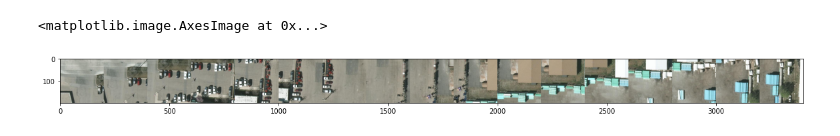
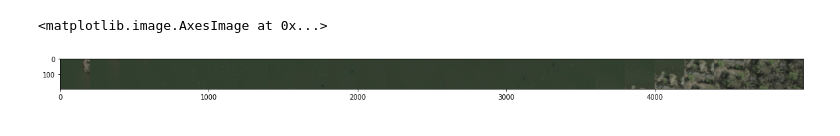
Before and after one commit to alago1/rt-flight, a Jupyter notebook: examples/flight_path.ipynb, the cells around one changed output. Cells and saved outputs as stored; diff of their text form; code cells hidden in the pictures.

Commit message:
improve mocked flight paths rotations

```diff
--- a/examples/flight_path.ipynb
+++ b/examples/flight_path.ipynb
@@ -59,0 +45,41 @@ Clipping input data to the valid range for imshow with RGB data ([0..1] for floa
+# %%
+def center_crop(img, dim):
+    return img[img.shape[0] // 2 - dim[0] // 2:img.shape[0] // 2 + dim[0] // 2,
+               img.shape[1] // 2 - dim[1] // 2:img.shape[1] // 2 + dim[1] // 2]
+# %%
+def build_path(input_img, gcps, sample_dim, with_imgs=True):
+    delta = np.diff(gcps, axis=0)
+    directions = delta / np.linalg.norm(delta, axis=1).reshape(-1, 1)
+    angles = np.arctan2(directions.T[1], directions.T[0]) * 180 / np.pi
+    delta_angles = np.append(np.diff(angles), 0)
+
+    sample_diag = np.floor(np.sqrt(sample_dim[0] ** 2 + sample_dim[1] ** 2)).astype("uint32")
+    path = []
+
+    if with_imgs:
+        path_imgs = []
+
+    for t1, t2, angle, delta_angle in zip(gcps, gcps[1:], angles, delta_angles):
+        steps = np.linalg.norm(t2 - t1) / 90  # segment_length / pixels_per_shot
+        line = np.linspace(t1, t2, steps.astype('uint32'), dtype="uint32")
+        path.extend([np.array([x, y, angle]) for (x, y) in line])
+
+        if not with_imgs:
+            continue
+
+        # create image samples with appropriate rotation
+        sample = crop_around(input_img, line, (sample_diag, sample_diag))
+        rotated_sample = [center_crop(rotate(s, -angle, reshape=False), sample_dim) for s in sample]
+        path_imgs.extend(rotated_sample)
+
+        if delta_angle == 0:
+            continue
+
+        # end of segment, mock changing direction in place
+        interpolated_angles = np.linspace(angle, angle + delta_angle, 3)
+        path.extend([np.array([line[-1][0], line[-1][1], theta]) for theta in interpolated_angles])
+        path_imgs.extend([center_crop(rotate(sample[-1], -theta, reshape=False), sample_dim) for theta in interpolated_angles])
+
+    return np.array(path), np.array(path_imgs)
+# %%
+trace, imgs = build_path(img, gcps, output_dim)
@@ -60,6 +123,6 @@ Clipping input data to the valid range for imshow with RGB data ([0..1] for floa
 # %%
 plt.figure(figsize=(20, 10))
-plt.imshow(np.hstack(path_imgs[:50:3]))
+plt.imshow(np.hstack(imgs[280:305]))
 # %% [output]
 <matplotlib.image.AxesImage at 0x...>
-[figure, old version]
+[figure, new version]
```
Also changed, not shown: parts of 7 cells of this notebook, 1 other file.
